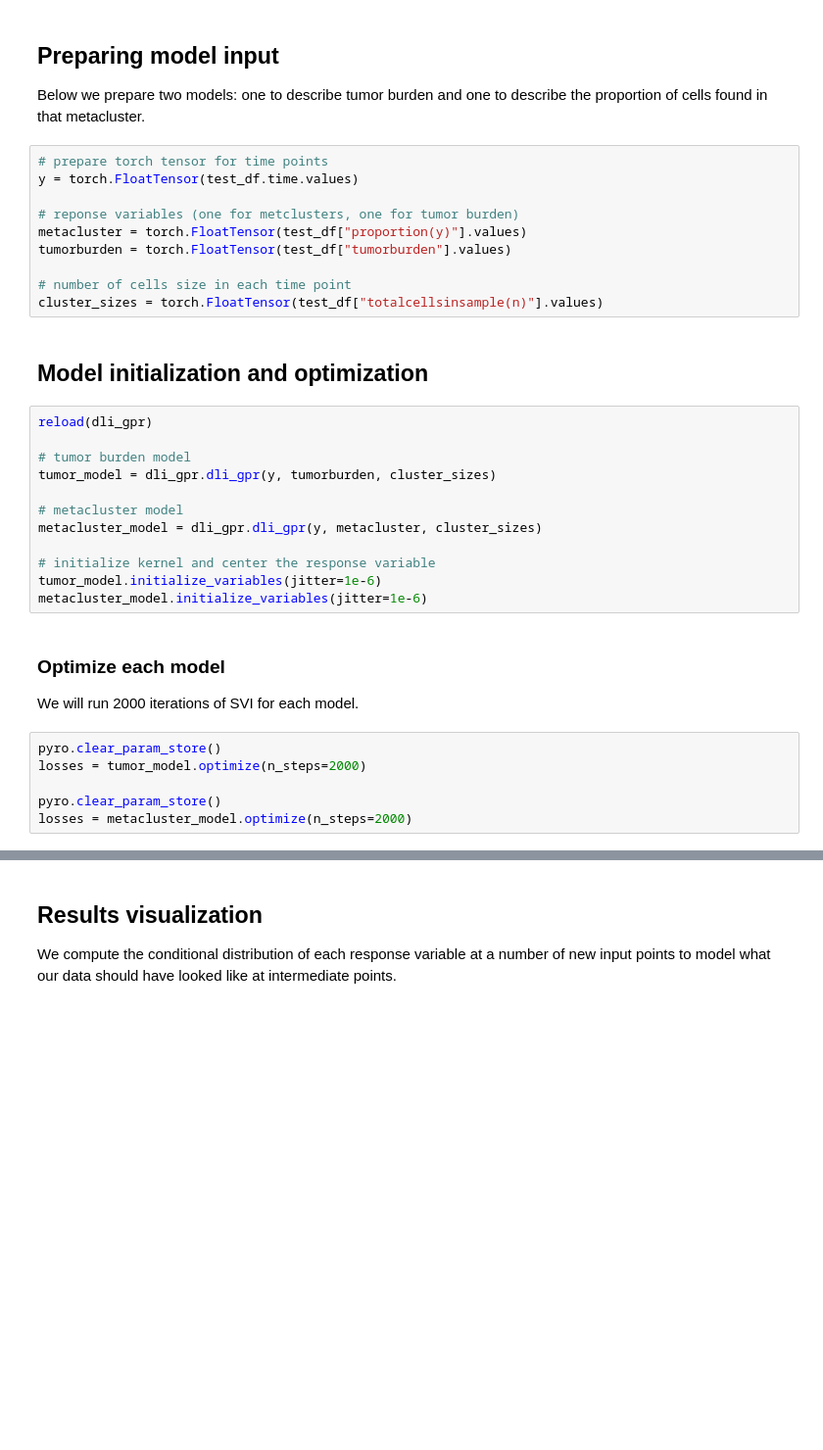
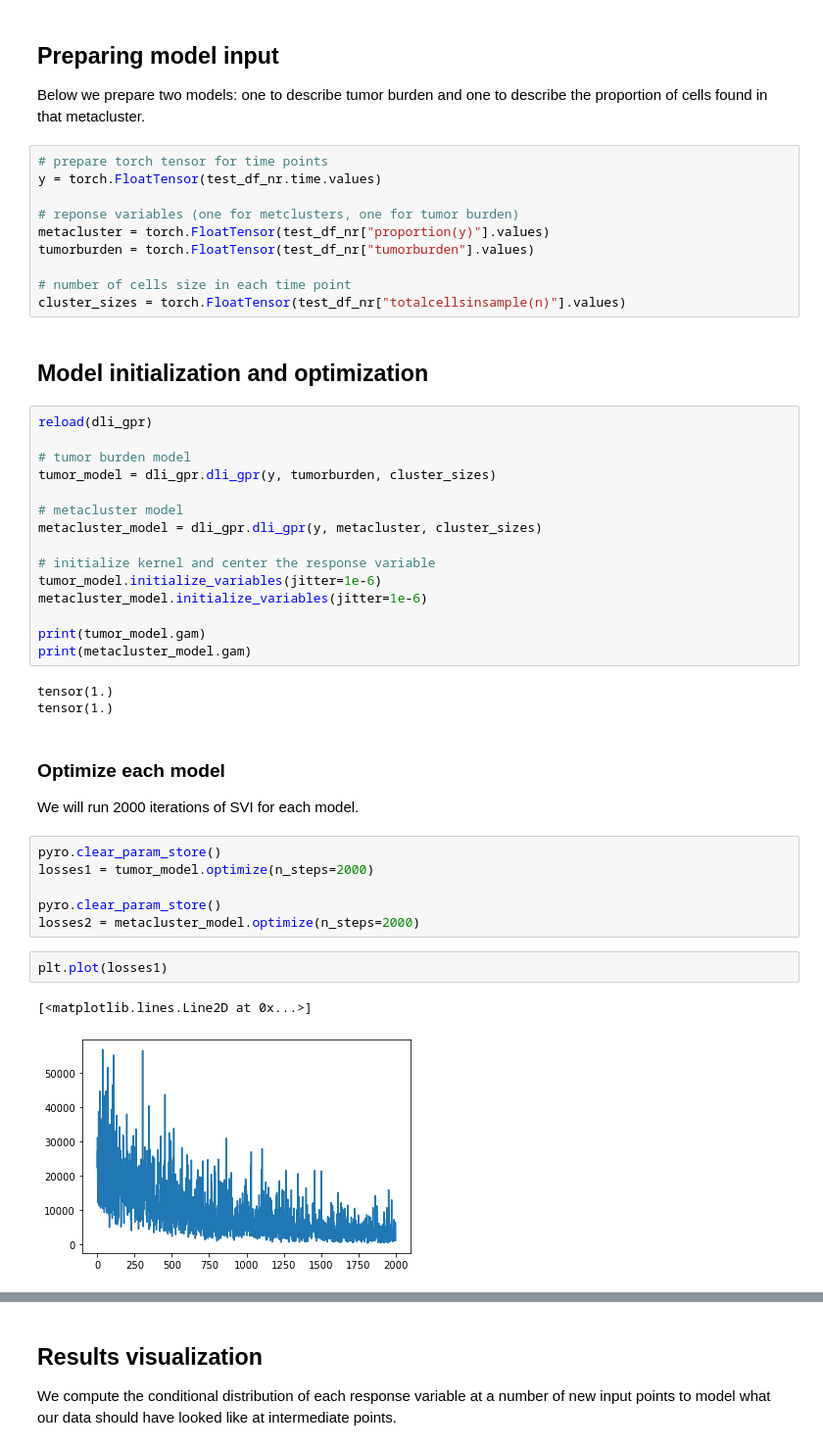
Before and after one commit to dpeerlab/dli_gpr, a Jupyter notebook: dli_gpr_demo.ipynb, the cells around one changed output, grey strips where cells are left out. Shown at 98% size. Cells and saved outputs as stored; diff of their text form; blank space fills up the shorter version.

```diff
--- a/dli_gpr_demo.ipynb
+++ b/dli_gpr_demo.ipynb
@@ -48,14 +94,14 @@ test_df
 Below we prepare two models: one to describe tumor burden and one to describe the proportion of cells found in that metacluster.
 # %%
 # prepare torch tensor for time points
-y = torch.FloatTensor(test_df.time.values)
+y = torch.FloatTensor(test_df_nr.time.values)
 
 # reponse variables (one for metclusters, one for tumor burden)
-metacluster = torch.FloatTensor(test_df["proportion(y)"].values)
-tumorburden = torch.FloatTensor(test_df["tumorburden"].values)
+metacluster = torch.FloatTensor(test_df_nr["proportion(y)"].values)
+tumorburden = torch.FloatTensor(test_df_nr["tumorburden"].values)
 
 # number of cells size in each time point
-cluster_sizes = torch.FloatTensor(test_df["totalcellsinsample(n)"].values)
+cluster_sizes = torch.FloatTensor(test_df_nr["totalcellsinsample(n)"].values)
 # %% [markdown]
 ## Model initialization and optimization
 # %%
@@ -70,12 +116,23 @@ metacluster_model = dli_gpr.dli_gpr(y, metacluster, cluster_sizes)
 # initialize kernel and center the response variable
 tumor_model.initialize_variables(jitter=1e-6)
 metacluster_model.initialize_variables(jitter=1e-6)
+
+print(tumor_model.gam)
+print(metacluster_model.gam)
+# %% [output]
+tensor(1.)
+tensor(1.)
 # %% [markdown]
 ### Optimize each model
 We will run 2000 iterations of SVI for each model.
 # %%
 pyro.clear_param_store()
-losses = tumor_model.optimize(n_steps=2000)
+losses1 = tumor_model.optimize(n_steps=2000)
 
 pyro.clear_param_store()
-losses = metacluster_model.optimize(n_steps=2000)
+losses2 = metacluster_model.optimize(n_steps=2000)
+# %%
+plt.plot(losses1)
+# %% [output]
+[<matplotlib.lines.Line2D at 0x...>]
+[figure, added]
```
Also changed, not shown: parts of 6 cells of this notebook, 1 other file.
